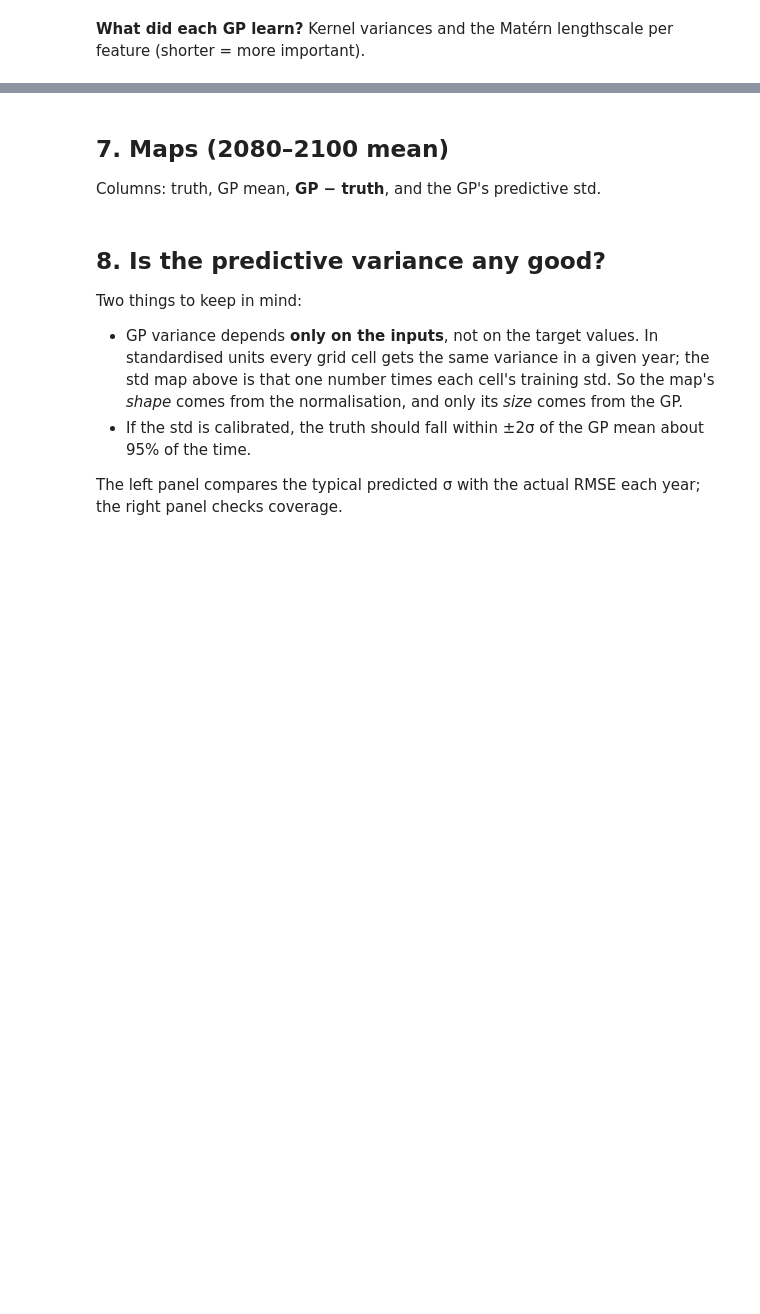
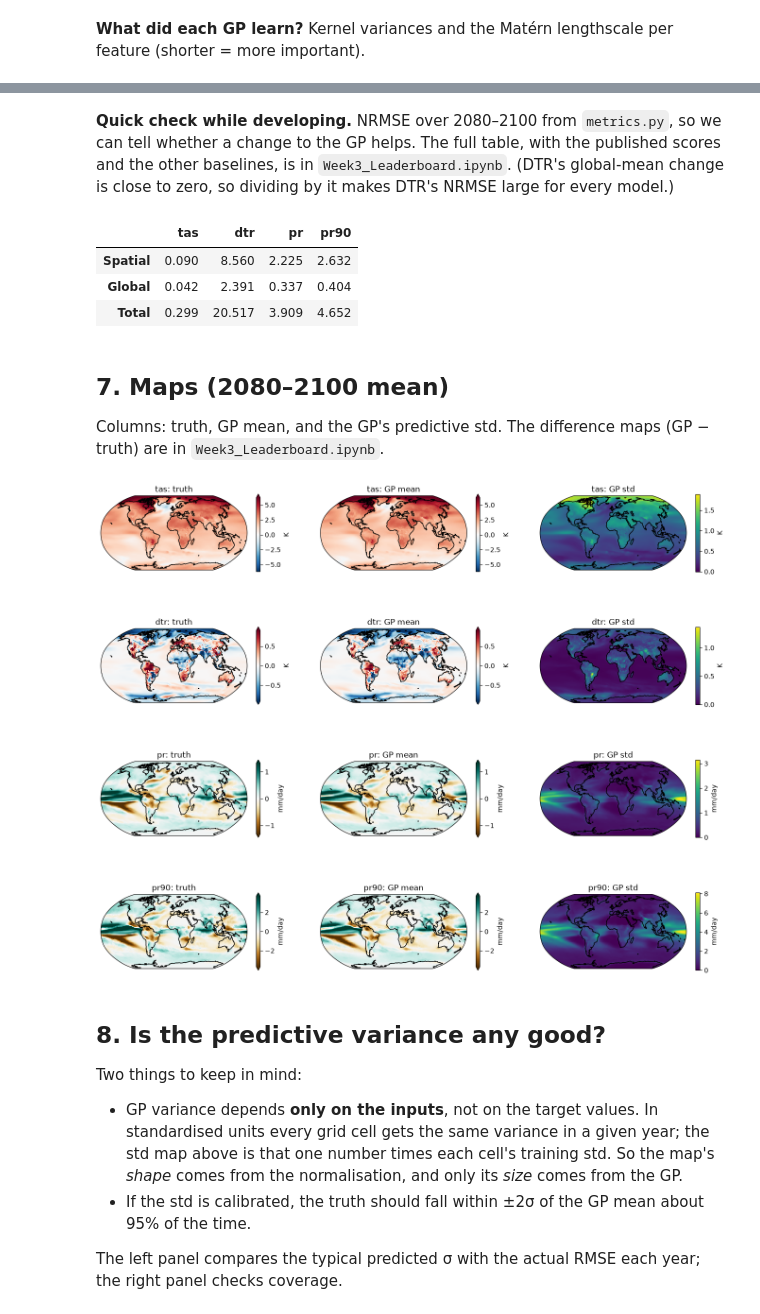
Before and after one commit to romanzrespicio/DSC180-D06-JCM-Project, a Jupyter notebook: notebooks/Week3_GaussianProcess.ipynb, the cells around one changed output, grey strips where cells are left out. Drawn from its saved outputs; the diff is of its cells as text; code cells hidden in the pictures; blank space fills up the shorter version.

```diff
--- a/notebooks/Week3_GaussianProcess.ipynb
+++ b/notebooks/Week3_GaussianProcess.ipynb
@@ -15,5 +18,6 @@ Run with the **Python (jcm-gp)** kernel (`environment-gp.yml`).
 # %%
 import os
+import sys
 import time
 os.environ["TF_CPP_MIN_LOG_LEVEL"] = "2"  # hide TensorFlow's startup log
 
@@ -24,15 +28,25 @@ import matplotlib.pyplot as plt
 import cartopy.crs as ccrs
 import gpflow
 
+REPO = os.path.expanduser("~/DSC180-D06-JCM-Project")
+sys.path.insert(0, REPO)
+from metrics import TARGETS, PERIOD, nrmse  # shared with the other baselines
+
 DATA = os.path.expanduser("~/data/climatebench")
-FIGS = os.path.expanduser("~/DSC180-D06-JCM-Project/figures")
+FIGS = f"{REPO}/figures"
+RESULTS = f"{REPO}/results"
 os.makedirs(FIGS, exist_ok=True)
+os.makedirs(RESULTS, exist_ok=True)
 
 TRAIN = ["historical", "hist-GHG", "hist-aer", "ssp126", "ssp370", "ssp585"]
 TEST = "ssp245"
-TARGETS = ["tas", "diurnal_temperature_range", "pr", "pr90"]
 N_PCS = 5          # per aerosol species, as the brief specifies
-PERIOD = slice(2080, 2100)
+
+# short name, unit and colormap per target, for plots
+STYLE = {"tas": ("tas", "K", "RdBu_r"),
+         "diurnal_temperature_range": ("dtr", "K", "RdBu_r"),
+         "pr": ("pr", "mm/day", "BrBG"),
+         "pr90": ("pr90", "mm/day", "BrBG")}
 
 assert TEST not in TRAIN
 # %% [markdown]
@@ -268,30 +280,36 @@ leaderboard.round(3)
+# %% [markdown]
+**Quick check while developing.** NRMSE over 2080–2100 from `metrics.py`, so we can tell whether a change to the
+GP helps. The full table, with the published scores and the other baselines, is in `Week3_Leaderboard.ipynb`.
+(DTR's global-mean change is close to zero, so dividing by it makes DTR's NRMSE large for every model.)
+# %%
+pd.DataFrame({STYLE[var][0]: nrmse(truth[var], pred[var]) for var in TARGETS}).round(3)
+# %% [output]
+|  | tas | dtr | pr | pr90 |
+| Spatial | 0.090 | 8.560 | 2.225 | 2.632 |
+| Global | 0.042 | 2.391 | 0.337 | 0.404 |
+| Total | 0.299 | 20.517 | 3.909 | 4.652 |
 # %% [markdown]
 ## 7. Maps (2080–2100 mean)
 
-Columns: truth, GP mean, **GP − truth**, and the GP's predictive std.
+Columns: truth, GP mean, and the GP's predictive std. The difference maps (GP − truth) are in `Week3_Leaderboard.ipynb`.
 # %%
-STYLE = {"tas": ("tas", "K", "RdBu_r"),
-         "diurnal_temperature_range": ("dtr", "K", "RdBu_r"),
-         "pr": ("pr", "mm/day", "BrBG"),
-         "pr90": ("pr90", "mm/day", "BrBG")}
-
-fig, axes = plt.subplots(4, 4, figsize=(22, 14), subplot_kw={"projection": ccrs.Robinson()})
+fig, axes = plt.subplots(4, 3, figsize=(17, 14), subplot_kw={"projection": ccrs.Robinson()})
 for row, var in enumerate(TARGETS):
     name, unit, cmap = STYLE[var]
     t = truth[var].sel(time=PERIOD).mean("time")
     p = pred[var].sel(time=PERIOD).mean("time")
     s = pred_std[var].sel(time=PERIOD).mean("time")
     lim = float(np.nanpercentile(np.abs(t), 98))
-    dlim = float(np.nanpercentile(np.abs(p - t), 98))
     panels = [(t, "truth", dict(cmap=cmap, vmin=-lim, vmax=lim)),
               (p, "GP mean", dict(cmap=cmap, vmin=-lim, vmax=lim)),
-              (p - t, "GP − truth", dict(cmap=cmap, vmin=-dlim, vmax=dlim)),
               (s, "GP std", dict(cmap="viridis", vmin=0))]
     for ax, (da, title, kw) in zip(axes[row], panels):
         da.plot(ax=ax, transform=ccrs.PlateCarree(), cbar_kwargs={"label": unit, "shrink": 0.7}, **kw)
         ax.coastlines()
         ax.set_title(f"{name}: {title}")
 fig.savefig(f"{FIGS}/week3_gp_maps.png", dpi=150, bbox_inches="tight")
+# %% [output]
+[figure, added]
 # %% [markdown]
 ## 8. Is the predictive variance any good?
 
```
Also changed, not shown: parts of 15 cells of this notebook, 11 other files.
